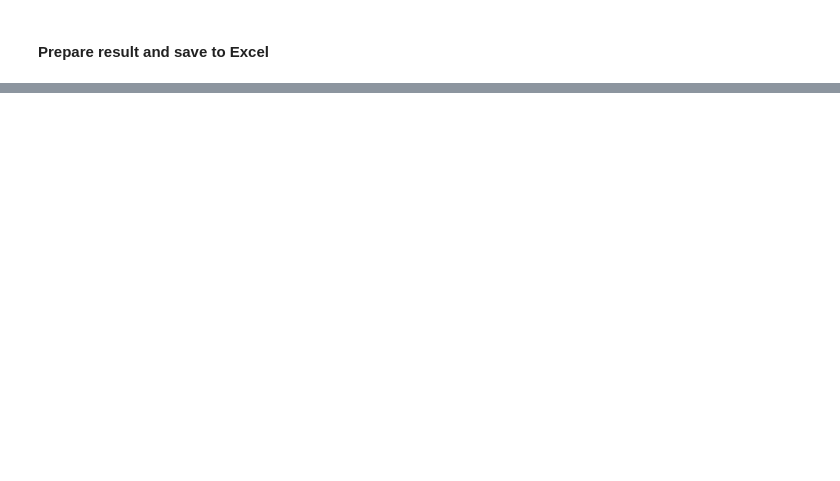
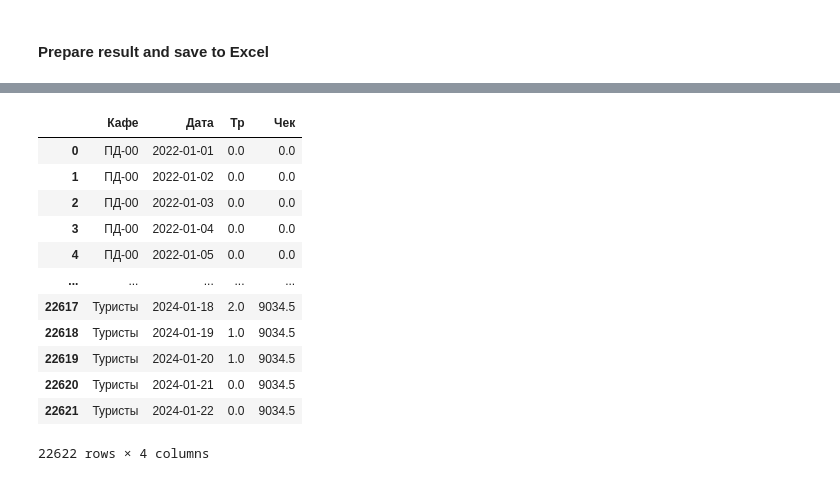
Before and after one commit to grigory-zhovtun/revenue-forecasting, a Jupyter notebook: forec_with_prophet.ipynb, the cells around one changed output, grey strips where cells are left out. Cells and saved outputs as stored; diff of their text form; code cells hidden in the pictures; blank space fills up the shorter version.

```diff
--- a/forec_with_prophet.ipynb
+++ b/forec_with_prophet.ipynb
@@ -71,0 +182,22 @@ pivot_df.to_excel('forecast_revenue.xlsx', index=False)
+# %%
+from scipy import stats
+
+# Определение функции для замены выбросов медианными значениями
+def replace_outliers_with_median(df, column):
+    for cafe in df['Кафе'].unique():
+        # Выборка данных по кафе
+        cafe_data = df[df['Кафе'] == cafe]
+
+        # Расчет медианы и IQR
+        median = cafe_data[column].median()
+        Q1 = cafe_data[column].quantile(0.25)
+        Q3 = cafe_data[column].quantile(0.75)
+        IQR = Q3 - Q1
+
+        # Определение границ для выбросов
+        lower_bound = Q1 - 1.5 * IQR
+        upper_bound = Q3 + 1.5 * IQR
+
+        # Замена выбросов медианным значением
+        df.loc[(df['Кафе'] == cafe) & ((df[column] < lower_bound) | (df[column] > upper_bound)), column] = median
+        return df
@@ -71,0 +220,22 @@ pivot_df.to_excel('forecast_revenue.xlsx', index=False)
+# %%
+data = df.copy()
+# %%
+# Применение функции к столбцам 'Тр' и 'Чек'
+data = replace_outliers_with_median(data, 'Тр')
+data = replace_outliers_with_median(data, 'Чек')
+# %%
+data
+# %% [output]
+|  | Кафе | Дата | Тр | Чек |
+| 0 | ПД-00 | 2022-01-01 | 0.0 | 0.0 |
+| 1 | ПД-00 | 2022-01-02 | 0.0 | 0.0 |
+| 2 | ПД-00 | 2022-01-03 | 0.0 | 0.0 |
+| 3 | ПД-00 | 2022-01-04 | 0.0 | 0.0 |
+| 4 | ПД-00 | 2022-01-05 | 0.0 | 0.0 |
+| ... | ... | ... | ... | ... |
+| 22617 | Туристы | 2024-01-18 | 2.0 | 9034.5 |
+| 22618 | Туристы | 2024-01-19 | 1.0 | 9034.5 |
+| 22619 | Туристы | 2024-01-20 | 1.0 | 9034.5 |
+| 22620 | Туристы | 2024-01-21 | 0.0 | 9034.5 |
+| 22621 | Туристы | 2024-01-22 | 0.0 | 9034.5 |
+22622 rows × 4 columns
```
Also changed, not shown: parts of 11 cells of this notebook.
